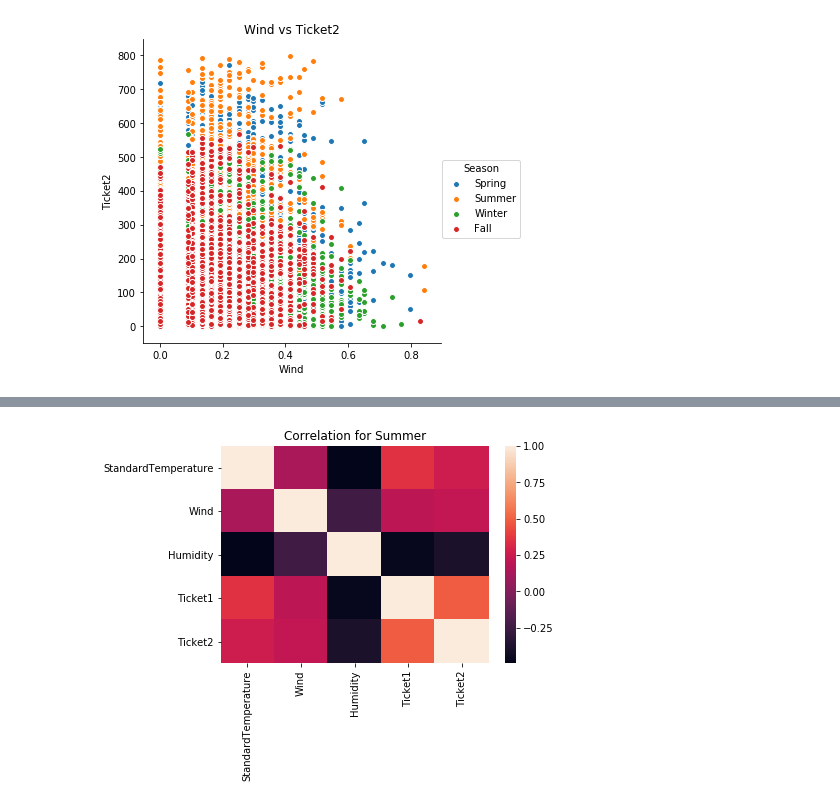
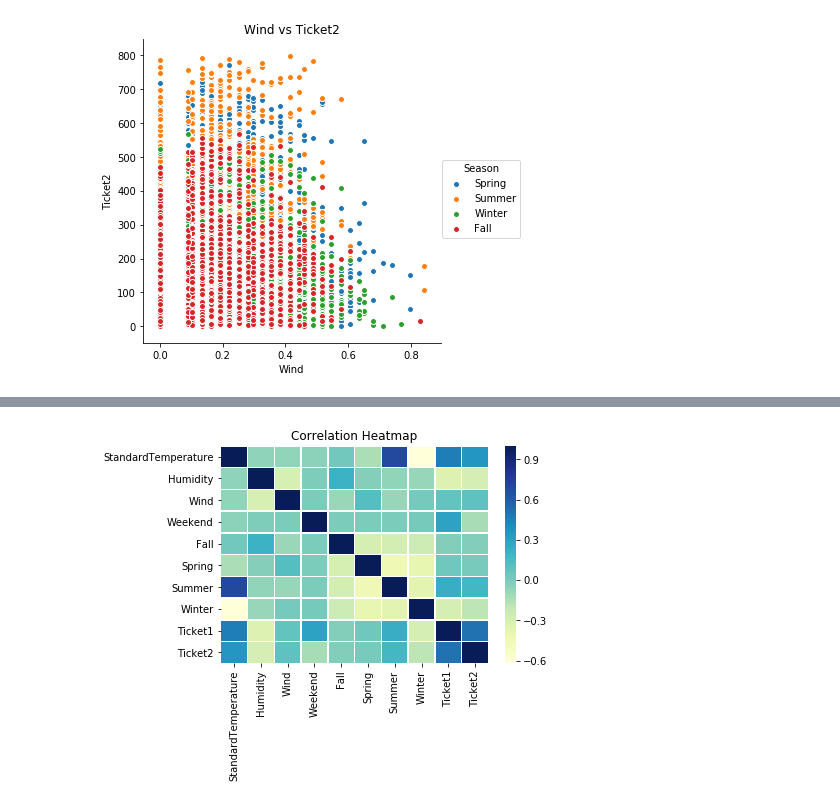
Before and after one commit to geekygooner/Amusement-Park, a Jupyter notebook: Plots.ipynb, the cells around one changed output, grey strips where cells are left out. Drawn from its saved outputs; the diff is of its cells as text; code cells hidden in the pictures.

Commit message:
Added dummy variables for season and then plotted correlation matrix

```diff
--- a/Plots.ipynb
+++ b/Plots.ipynb
@@ -47,3 +43,10 @@ sns.pairplot(x_vars=['Wind'],y_vars=['Ticket2'],data=df,hue='Season',size=5);
 plt.title('Wind vs Ticket2');
 # %% [output]
 [figure]
+# %%
+df=df[['StandardTemperature', 'Humidity', 'Wind','Day','Weekend', 'Season','Ticket1', 'Ticket2']]
+df_dummies=pd.get_dummies(df['Season'])
+df_new=pd.concat([df,df_dummies],axis=1)
+df_new=df_new[['StandardTemperature', 'Humidity', 'Wind','Weekend','Fall', 'Spring', 'Summer', 'Winter','Ticket1', 'Ticket2']]
+corr=df_new.corr()
+corr
@@ -50,8 +65,7 @@ plt.title('Wind vs Ticket2');
 # %%
-corr = df_summer[['StandardTemperature','Wind','Humidity','Ticket1','Ticket2']].corr()
-sns.heatmap(corr,
+sns.heatmap(corr,cmap="YlGnBu",linewidths=0.5,
             xticklabels=corr.columns.values,
             yticklabels=corr.columns.values);
-plt.title('Correlation for Summer');
+plt.title('Correlation Heatmap');
 # %% [output]
-[figure, old version]
+[figure, new version]
```
Also changed, not shown: parts of 6 cells of this notebook.
